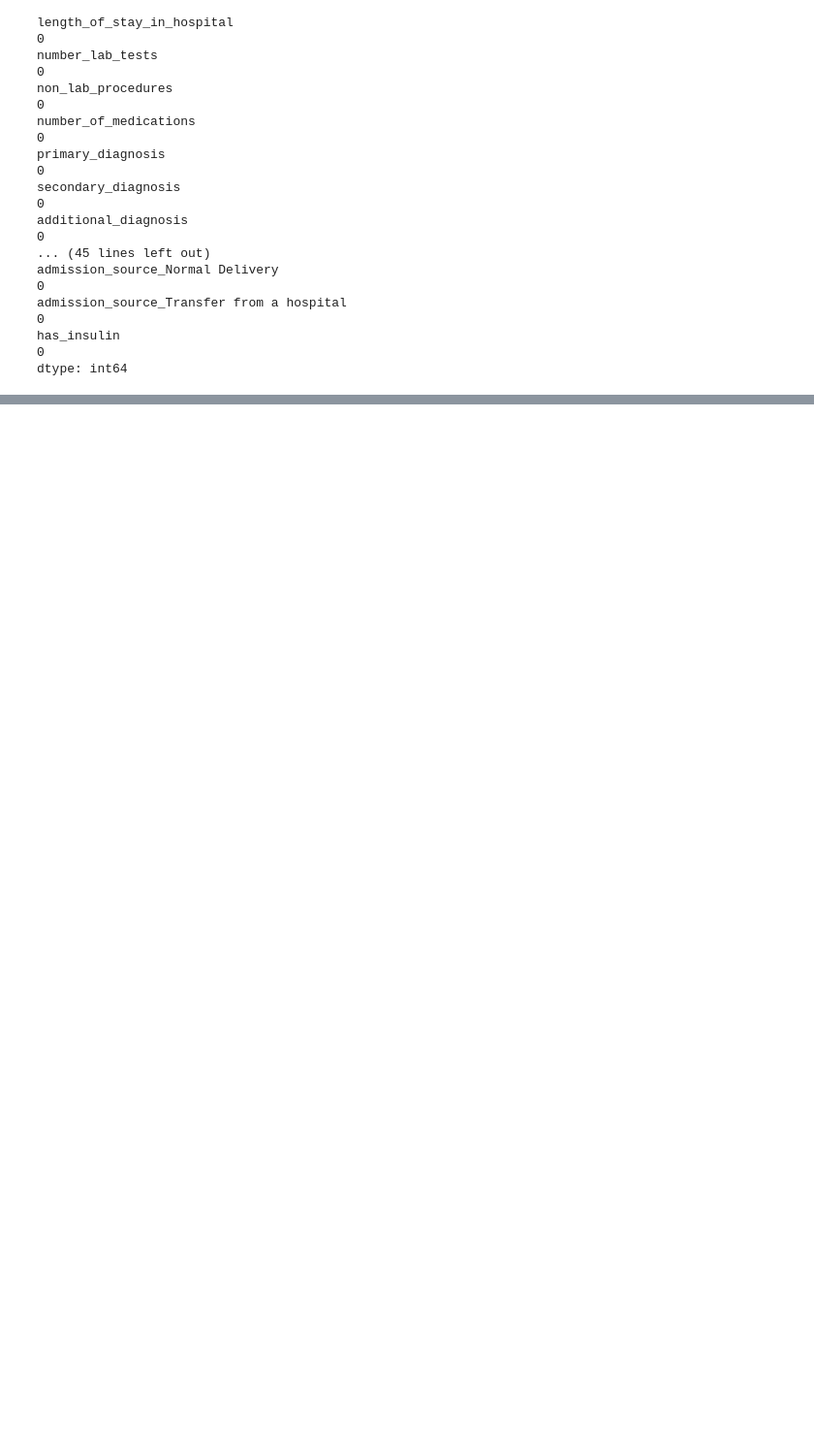
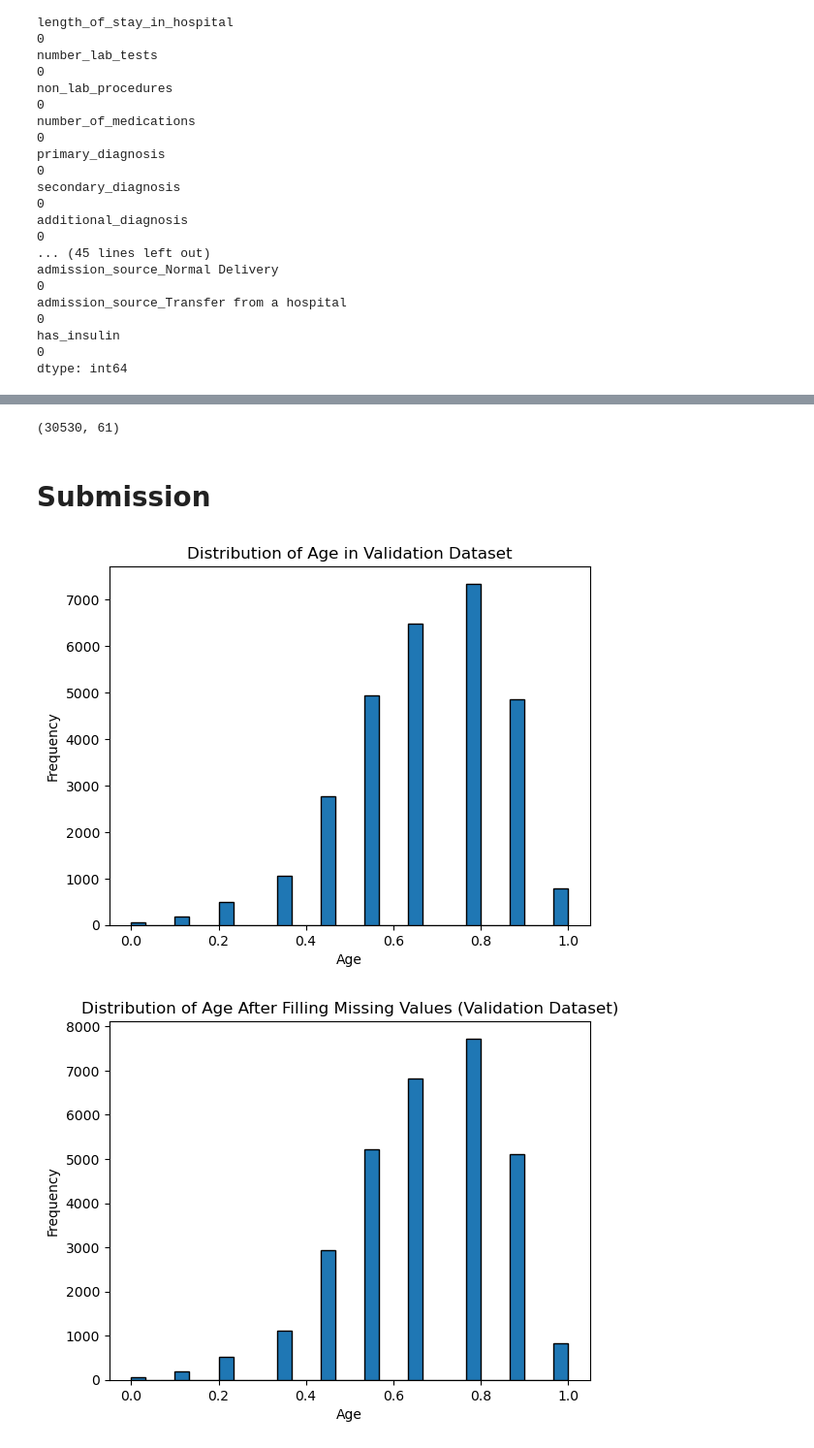
Before and after one commit to MaximilianLae/ML_Hospital_Readmissions, a Jupyter notebook: Project_Better.ipynb, the cells around one changed output, grey strips where cells are left out. Shown: that part at 97% size. Cells and saved outputs as stored; diff of their text form; code cells hidden in the pictures; blank space fills up the shorter version.

```diff
--- a/Project_Better.ipynb
+++ b/Project_Better.ipynb
@@ -365,6 +405,9 @@ Name: count, dtype: int64
 
 data_train_hot_encoded['change_in_meds_during_hospitalization'] = data_train_hot_encoded['change_in_meds_during_hospitalization'].map({'Ch': 1, 'No': 0})
 data_train_hot_encoded['prescribed_diabetes_meds'] = data_train_hot_encoded['prescribed_diabetes_meds'].map({'Yes': 1, 'No': 0})
+# %%
+data_validation_hot_encoded['change_in_meds_during_hospitalization'] = data_validation_hot_encoded['change_in_meds_during_hospitalization'].map({'Ch': 1, 'No': 0})
+data_validation_hot_encoded['prescribed_diabetes_meds'] = data_validation_hot_encoded['prescribed_diabetes_meds'].map({'Yes': 1, 'No': 0})
 # %%
 data_train_hot_encoded.dtypes
 # %% [output]
@@ -413,6 +456,11 @@ data_train_hot_encoded['has_insulin'] = data_train_hot_encoded['medication'].app
 
 # Assuming data_train is your DataFrame
 data_train_hot_encoded['medication'] = data_train_hot_encoded['medication'].apply(lambda x: 1 if x and x != '[]' else 0)
+# %%
+data_validation_hot_encoded['has_insulin'] = data_validation_hot_encoded['medication'].apply(lambda x: 1 if 'insulin' in x else 0)
+data_validation_hot_encoded['medication'] = data_validation_hot_encoded['medication'].apply(lambda x: 1 if x and x != '[]' else 0)
+# %%
+data_val = data_validation_hot_encoded.copy()
 # %%
 ## readmitted binary
 
@@ -587,0 +711,45 @@ KNN F1 Score: 0.2182902584493042
+# %%
+X_val_scaled.shape
+# %% [output]
+(30530, 61)
+# %% [markdown]
+# Submission
+# %%
+# Step 1: Identify unique columns
+unique_cols_in_val = set(X_val_scaled.columns) - set(X_test.columns)
+unique_cols_in_test = set(X_test.columns) - set(X_val_scaled.columns)
+
+# Step 2: Add missing columns to X_val_scaled with default values
+for col in unique_cols_in_test:
+    X_val_scaled[col] = 0  # You can use any default value
+
+# Step 3: Remove columns that are unique to X_val_scaled
+X_val_scaled = X_val_scaled.drop(columns=unique_cols_in_val)
+
+# Step 4: Reorder columns in X_val_scaled to match X_test
+X_val_scaled = X_val_scaled[X_test.columns]
+# %%
+# Step 1: Understand the Existing Distribution
+age_column = X_val_scaled['age']
+plt.hist(age_column, bins=30, edgecolor='black')
+plt.title('Distribution of Age in Validation Dataset')
+plt.xlabel('Age')
+plt.ylabel('Frequency')
+plt.show()
+
+# Step 2: Calculate the Percentage of Each Value
+age_distribution = age_column.value_counts(normalize=True)
+
+# Step 3: Fill Missing Values Based on Distribution
+missing_indices = age_column.isnull()
+age_column[missing_indices] = np.random.choice(age_distribution.index, size=missing_indices.sum(), p=age_distribution.values)
+
+# Step 4: Verify the Result
+plt.hist(age_column, bins=30, edgecolor='black')
+plt.title('Distribution of Age After Filling Missing Values (Validation Dataset)')
+plt.xlabel('Age')
+plt.ylabel('Frequency')
+plt.show()
+# %% [output]
+[figure, added]
+[figure, added]
```
Also changed, not shown: parts of 33 cells of this notebook.
